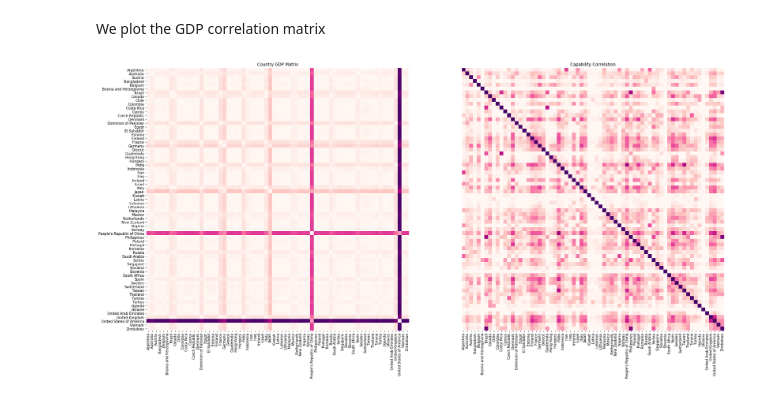
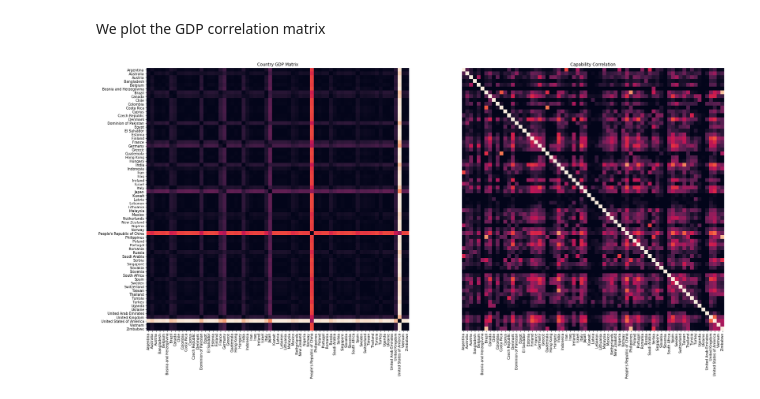
Before and after one commit to duarteocarmo/technological_capabilities, a Jupyter notebook: notebooks/Capability Correlations.ipynb, the cells around one changed output. Drawn from its saved outputs; the diff is of its cells as text; code cells hidden in the pictures.

```diff
--- a/notebooks/Capability Correlations.ipynb
+++ b/notebooks/Capability Correlations.ipynb
@@ -594,13 +646,13 @@ We plot the GDP correlation matrix
 # %%
 
 plt.subplots(2,1,figsize=(30,30))
 plt.subplot(121)
-sns.heatmap(gdps_norm, cmap='RdPu', cbar=None, square=True, yticklabels=countries_available, xticklabels=countries_available)
+sns.heatmap(gdps_norm, cbar=None, square=True, yticklabels=countries_available, xticklabels=countries_available)
 plt.title('Country GDP Matrix')
 
 plt.subplot(122)
-sns.heatmap(adapted_country_correlation, cmap='RdPu', cbar=None, square=True, xticklabels=countries_available, yticklabels=False)
+sns.heatmap(adapted_country_correlation, cbar=None, square=True, xticklabels=countries_available, yticklabels=False)
 plt.title('Capability Correlation')
 plt.show()
 # %% [output]
-[figure, old version]
+[figure, new version]
```
Also changed, not shown: parts of 8 cells of this notebook.
